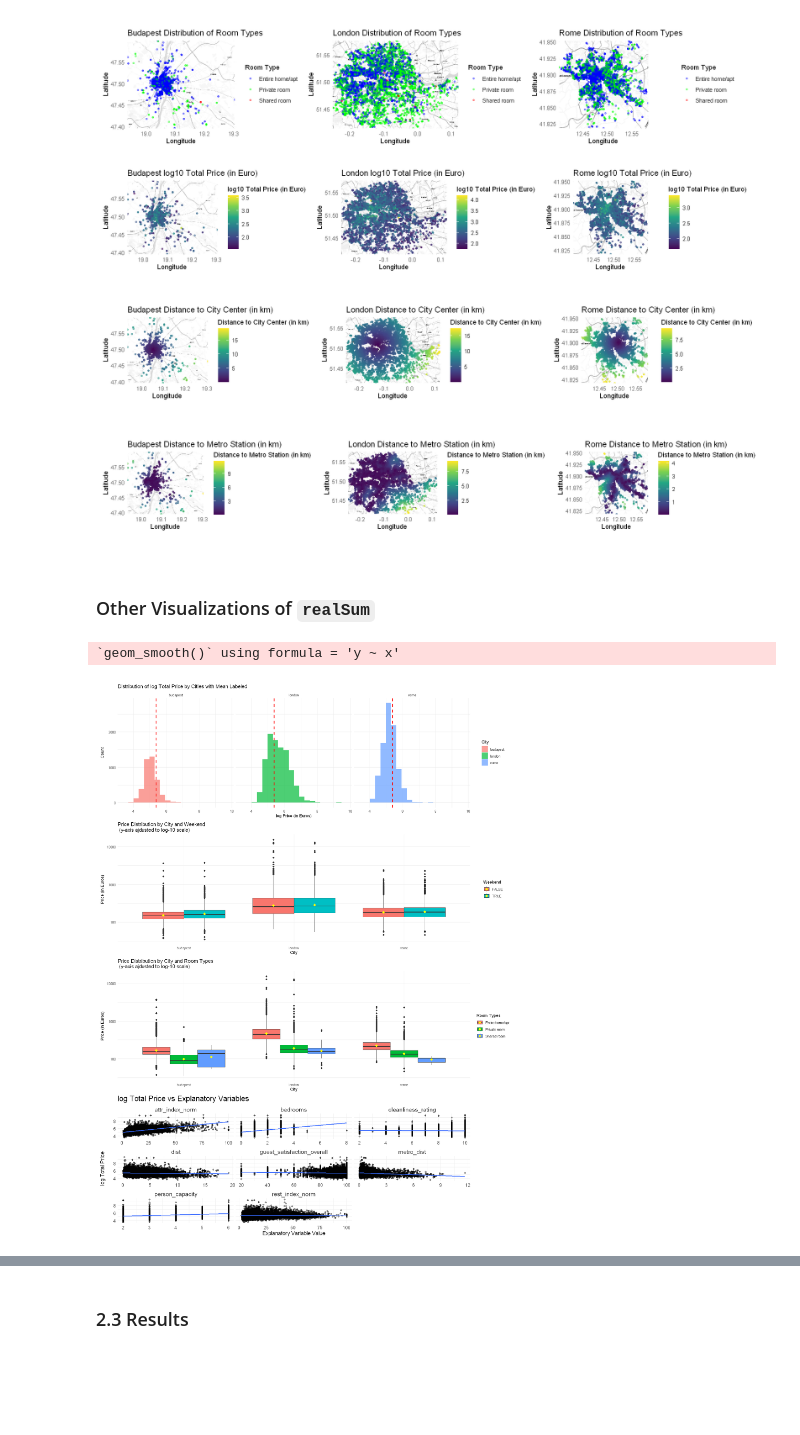
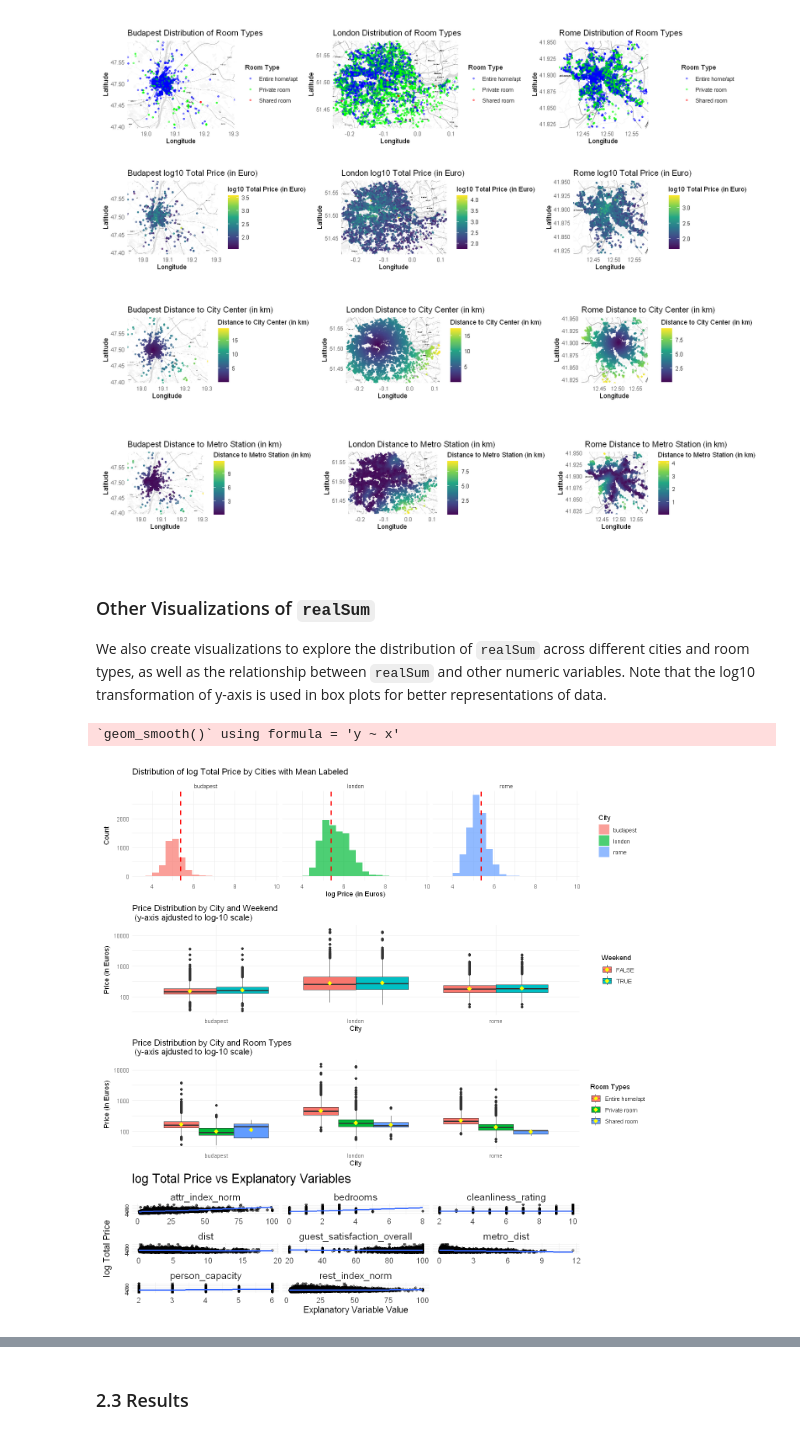
Before and after one commit to NathanPalaiologos/STAT-301-Project, a Jupyter notebook: group_16_final_report.ipynb, the cells around one changed output, grey strips where cells are left out. Drawn from its saved outputs; the diff is of its cells as text; code cells hidden in the pictures; blank space fills up the shorter version.

```diff
--- a/group_16_final_report.ipynb
+++ b/group_16_final_report.ipynb
@@ -29,6 +32,9 @@ library(car)
 The following object is masked from 'package:purrr':
 
     some
+# %%
+### Make sure the select function is not masked by MASS
+select <- dplyr::select
 # %% [markdown]
 ## 1. Introduction
 # %% [markdown]
@@ -443,10 +449,12 @@ combined_map
 [figure]
 # %% [markdown]
 ### Other Visualizations of `realSum`
+
+We also create visualizations to explore the distribution of `realSum` across different cities and room types, as well as the relationship between `realSum` and other numeric variables. Note that the log10 transformation of y-axis is used in box plots for better representations of data.
 # %%
 #Main developer: Zhihan Dong, Nathan Zhang (editted)
 
-options(repr.plot.width=15, repr.plot.height=20)
+options(repr.plot.width=12, repr.plot.height=12)
 
 # Visualize the log distribution of prices by cities
 log_price_distribution_cities <- ggplot(clean_airbnb_data, aes(x = log(realSum), fill = city)) +
@@ -496,34 +504,34 @@ variables <- clean_airbnb_data |>
     select(where(is.numeric)) |>
     select(- realSum, -lng, -lat, -multi, -biz) |>
     colnames()
 
 # Convert the data to long format for scatter plots
 long_data <-  clean_airbnb_data|>
   mutate(log_realSum = log(realSum)) |>
   select(all_of(c(variables, "log_realSum"))) |>
   pivot_longer(cols = all_of(variables),
                names_to = "variables",
                values_to = "value")
 
 # Create scatter plots for each explanatory variable against the total price
 variables_scatter <- ggplot(long_data , aes(x = value, y = log_realSum)) +
   geom_point(alpha = 0.4) +
   facet_wrap(~ variables, scales = "free_x") +
   labs(title = "log Total Price vs Explanatory Variables",
        x = "Explanatory Variable Value",
        y = "log Total Price") +
   geom_smooth(method = "lm", se = FALSE) +
   theme_minimal() +
   theme(plot.title = element_text(size = 20),
         strip.text = element_text(size = 15),
         axis.title = element_text(size = 14),
         axis.text = element_text(size = 12))
 
 # display the box plot together
 log_price_distribution_cities + price_weekend_boxplot + price_room_type_boxplot +  variables_scatter + plot_layout(ncol = 1)
 # %% [output]
 `geom_smooth()` using formula = 'y ~ x'
-[figure, old version]
+[figure, new version]
 # %% [markdown]
 Such visualizations gave us the following insights:
 - The log transformation of `realSum` is necessary to reduce the right skewness of the distribution, which will help improve the performance of our predictive models.
```
Also changed, not shown: parts of 19 cells of this notebook.
